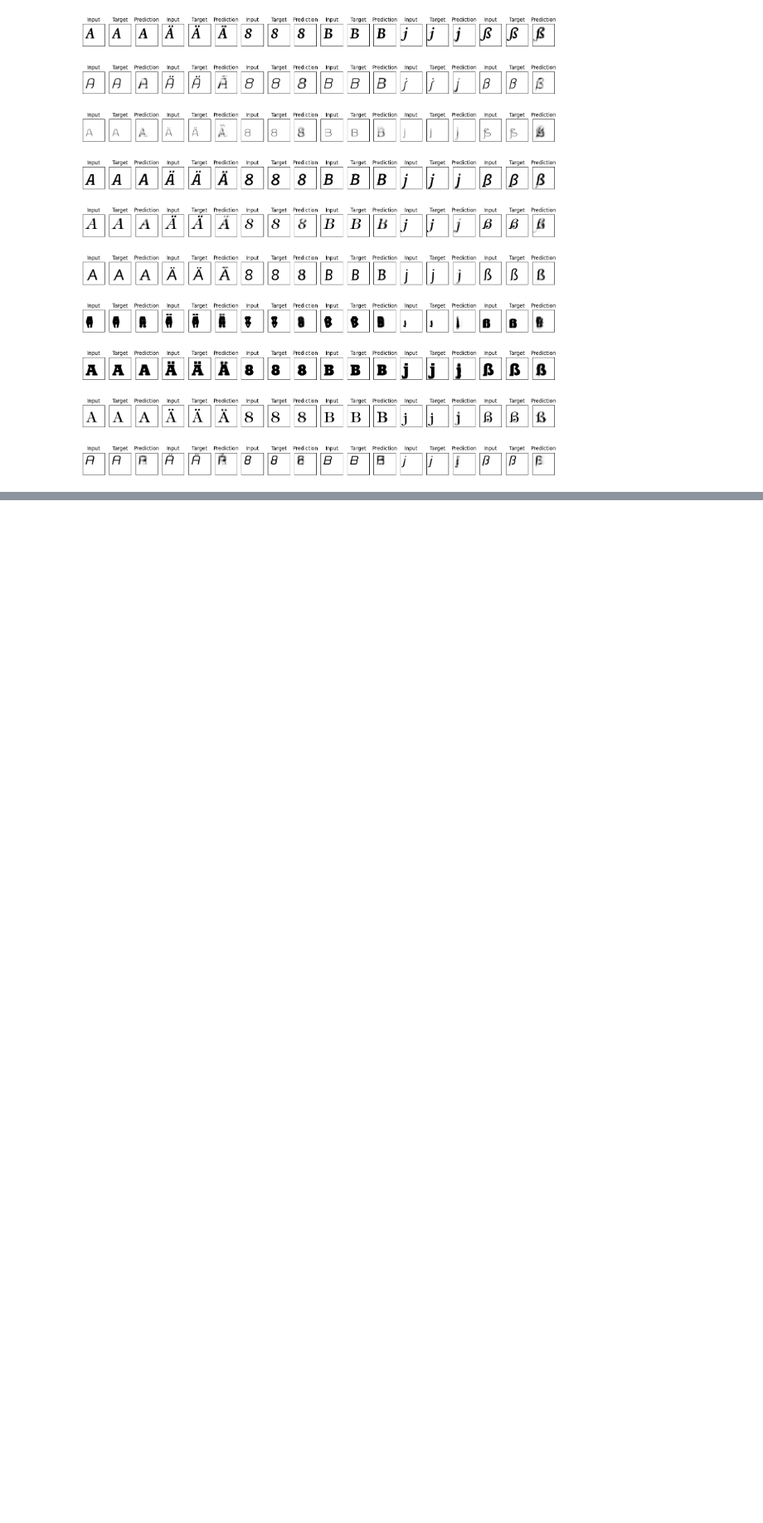
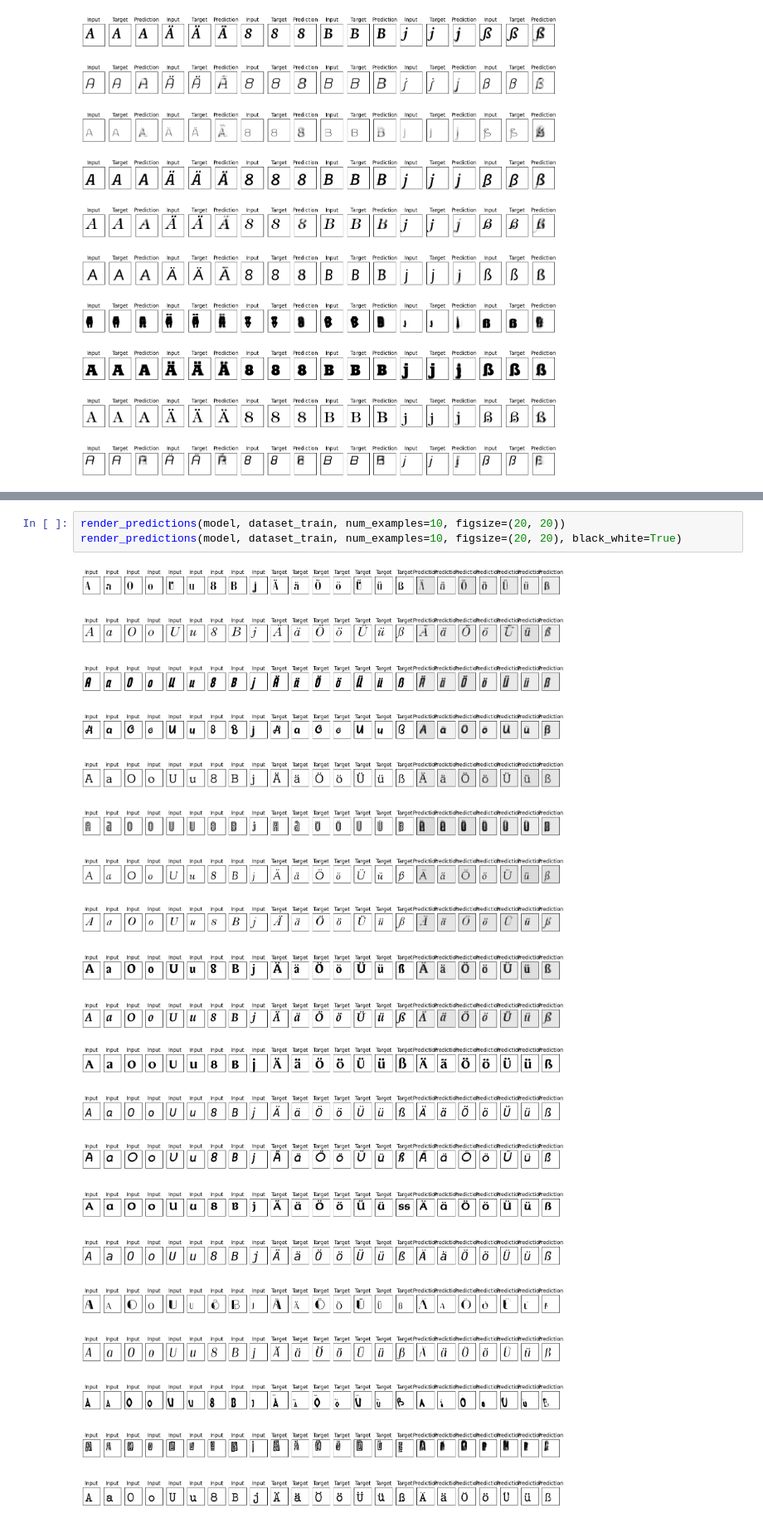
Before and after one commit to Johannes-Schall/AI_Font_Generator, a Jupyter notebook: notebooks/first_model_just_with_AÄ.ipynb, the cells around one changed output, grey strips where cells are left out. Shown at 83% size. Cells and saved outputs as stored; diff of their text form; blank space fills up the shorter version.

```diff
--- a/notebooks/first_model_just_with_AÄ.ipynb
+++ b/notebooks/first_model_just_with_AÄ.ipynb
@@ -310,0 +704,6 @@ batch_size: 64
+# %%
+render_predictions(model, dataset_train, num_examples=10, figsize=(20, 20))
+render_predictions(model, dataset_train, num_examples=10, figsize=(20, 20), black_white=True)
+# %% [output]
+[figure, added]
+[figure, added]
```
Also changed, not shown: parts of 25 cells of this notebook, 22 other files.
